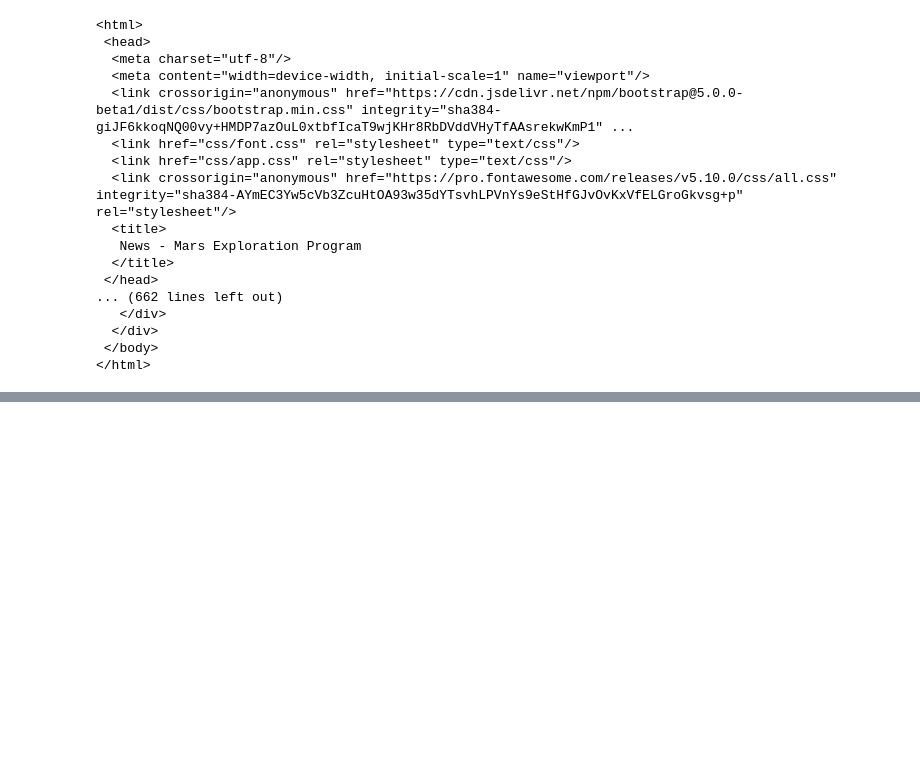
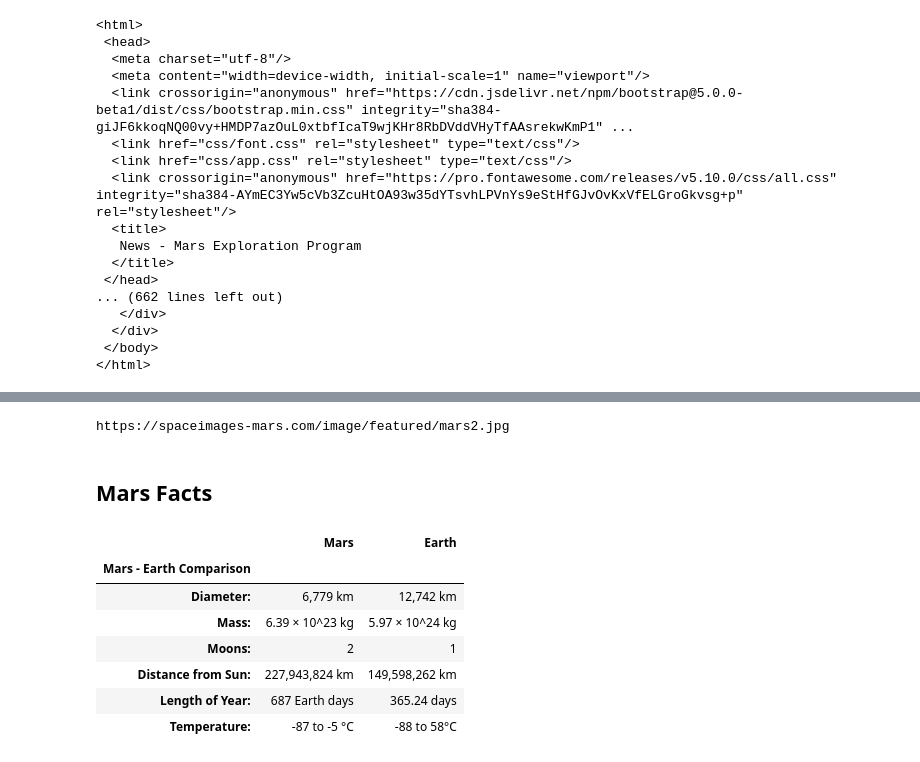
Before and after one commit to luchovzla/web-scraping-challenge, a Jupyter notebook: mission_to_mars.ipynb, the cells around one changed output, grey strips where cells are left out. Drawn from its saved outputs; the diff is of its cells as text; code cells hidden in the pictures; blank space fills up the shorter version.

Commit message:
Scraped HTML table and parsed image

```diff
--- a/mission_to_mars.ipynb
+++ b/mission_to_mars.ipynb
@@ -60,0 +93,31 @@ NASA chose a seventh-grader from Virginia as winner of the agency's "Name the Ro
+# %%
+# Retrieve image data from the html parser and store in a variable
+
+image_url = soup.find('a', class_ = "showimg fancybox-thumbs")['href']
+featured_image_url = f"{url}{image_url}"
+print(featured_image_url)
+# %% [output]
+https://spaceimages-mars.com/image/featured/mars2.jpg
+# %% [markdown]
+## Mars Facts
+# %%
+# Define URL and read using Pandas
+url = 'https://galaxyfacts-mars.com/'
+tables = pd.read_html(url)
+# %%
+# Extract table and transform to tidy up
+
+mars_facts_table = tables[0]
+mars_facts_table.columns = mars_facts_table.iloc[0]
+mars_facts_table = mars_facts_table.iloc[1:, ]
+mars_facts_table.set_index("Mars - Earth Comparison", inplace = True)
+mars_facts_table
+# %% [output]
+|  | Mars | Earth |
+| Mars - Earth Comparison |  |  |
+| Diameter: | 6,779 km | 12,742 km |
+| Mass: | 6.39 × 10^23 kg | 5.97 × 10^24 kg |
+| Moons: | 2 | 1 |
+| Distance from Sun: | 227,943,824 km | 149,598,262 km |
+| Length of Year: | 687 Earth days | 365.24 days |
+| Temperature: | -87 to -5 °C | -88 to 58°C |
```
Also changed, not shown: parts of 7 cells of this notebook.
